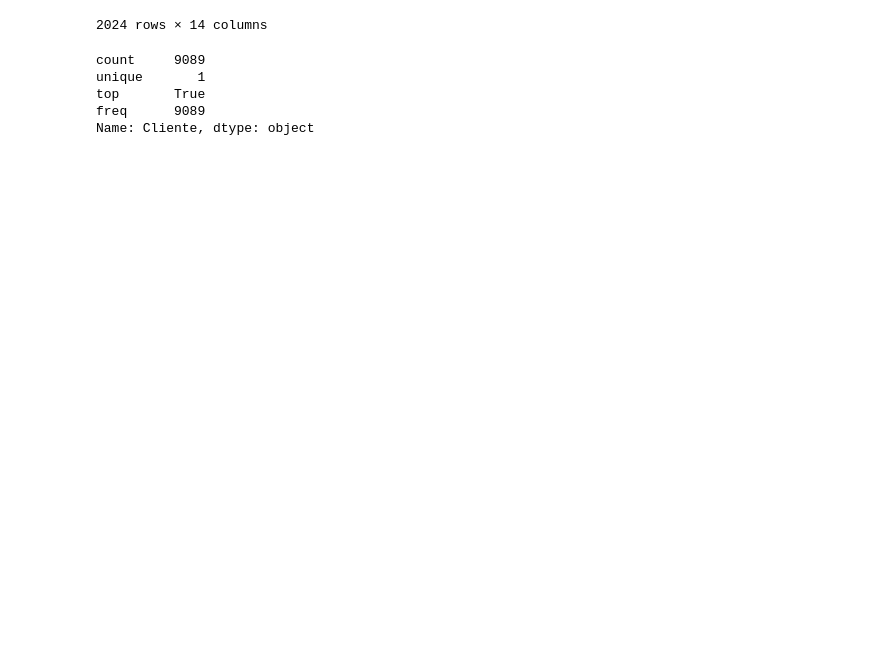
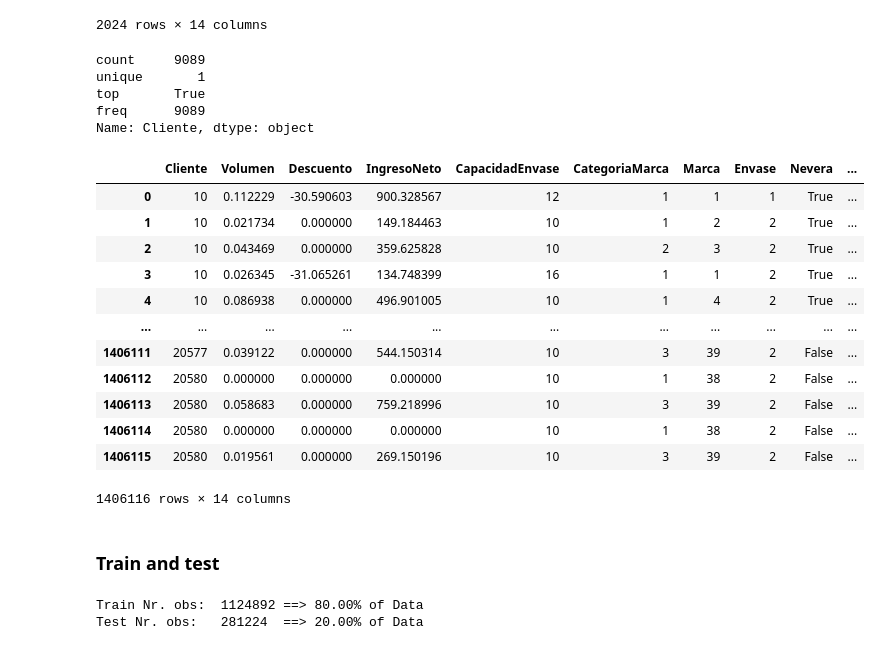
Before and after one commit to LauraTrujilloT/Datacup2020_TheCurlyPals_COL, a Jupyter notebook: notebooks/raspberry.ipynb, the cells around one changed output. Saved outputs shown, nothing was run; the diff lists cells and outputs as text; code cells hidden in the pictures; blank space fills up the shorter version.

```diff
--- a/notebooks/raspberry.ipynb
+++ b/notebooks/raspberry.ipynb
@@ -180,3 +230,21 @@ unique       1
 top       True
 freq      9089
 Name: Cliente, dtype: object
+# %%
+data
+# %% [output]
+|  | Cliente | Volumen | Descuento | IngresoNeto | CapacidadEnvase | CategoriaMarca | Marca | Envase | Nevera | ... |
+| 0 | 10 | 0.112229 | -30.590603 | 900.328567 | 12 | 1 | 1 | 1 | True | ... |
+| 1 | 10 | 0.021734 | 0.000000 | 149.184463 | 10 | 1 | 2 | 2 | True | ... |
+| 2 | 10 | 0.043469 | 0.000000 | 359.625828 | 10 | 2 | 3 | 2 | True | ... |
+| 3 | 10 | 0.026345 | -31.065261 | 134.748399 | 16 | 1 | 1 | 2 | True | ... |
+| 4 | 10 | 0.086938 | 0.000000 | 496.901005 | 10 | 1 | 4 | 2 | True | ... |
+| ... | ... | ... | ... | ... | ... | ... | ... | ... | ... | ... |
+| 1406111 | 20577 | 0.039122 | 0.000000 | 544.150314 | 10 | 3 | 39 | 2 | False | ... |
+| 1406112 | 20580 | 0.000000 | 0.000000 | 0.000000 | 10 | 1 | 38 | 2 | False | ... |
+| 1406113 | 20580 | 0.058683 | 0.000000 | 759.218996 | 10 | 3 | 39 | 2 | False | ... |
+| 1406114 | 20580 | 0.000000 | 0.000000 | 0.000000 | 10 | 1 | 38 | 2 | False | ... |
+| 1406115 | 20580 | 0.019561 | 0.000000 | 269.150196 | 10 | 3 | 39 | 2 | False | ... |
+1406116 rows × 14 columns
+# %% [markdown]
+### Train and test
@@ -182,0 +257,13 @@ Name: Cliente, dtype: object
+# %%
+train_data = pd.concat([x_train,y_train], axis = 1)
+
+# export to csv test partition
+
+test_data = pd.concat([x_test, y_test], axis = 1)
+test_data.to_csv("data_TEST.csv")
+
+print('Train Nr. obs:\t{}\t==> {:.2%} of Data'.format(train_data.shape[0], train_data.shape[0] / data.shape[0]))
+print('Test Nr. obs:\t{}\t==> {:.2%} of Data'.format(test_data.shape[0], test_data.shape[0] / data.shape[0]))
+# %% [output]
+Train Nr. obs:  1124892 ==> 80.00% of Data
+Test Nr. obs:   281224  ==> 20.00% of Data
```
Also changed, not shown: parts of 11 cells of this notebook, 1 other file.
